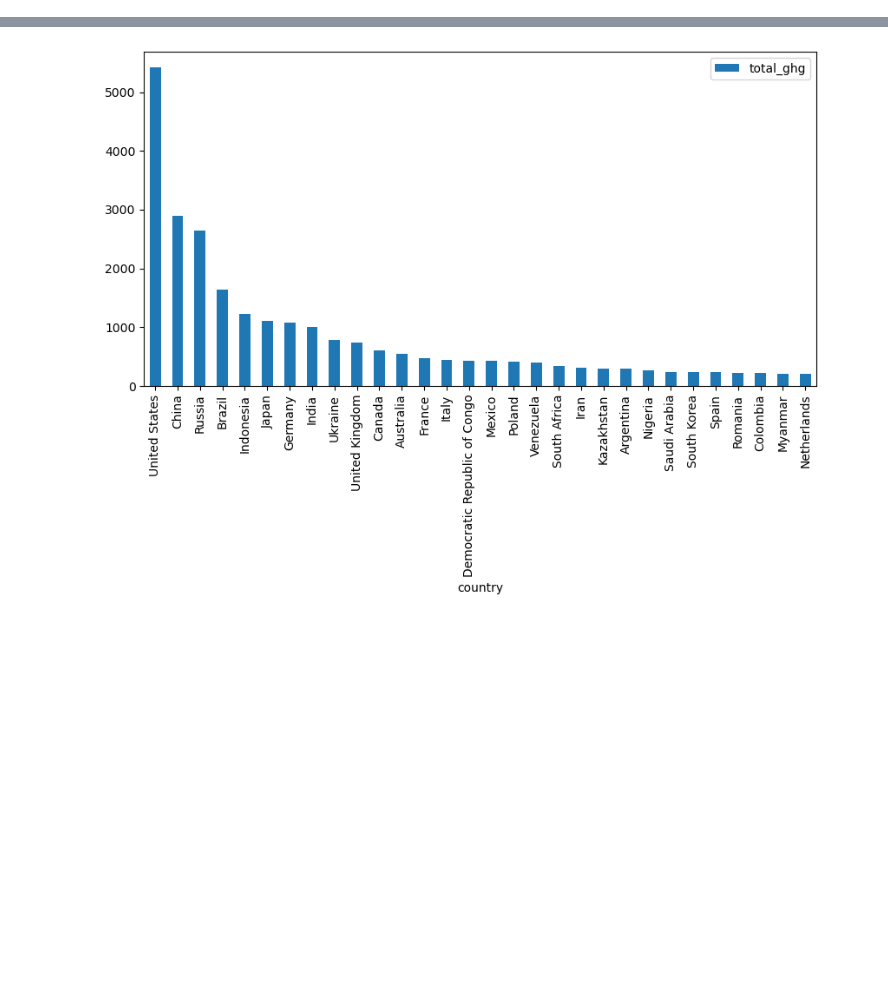
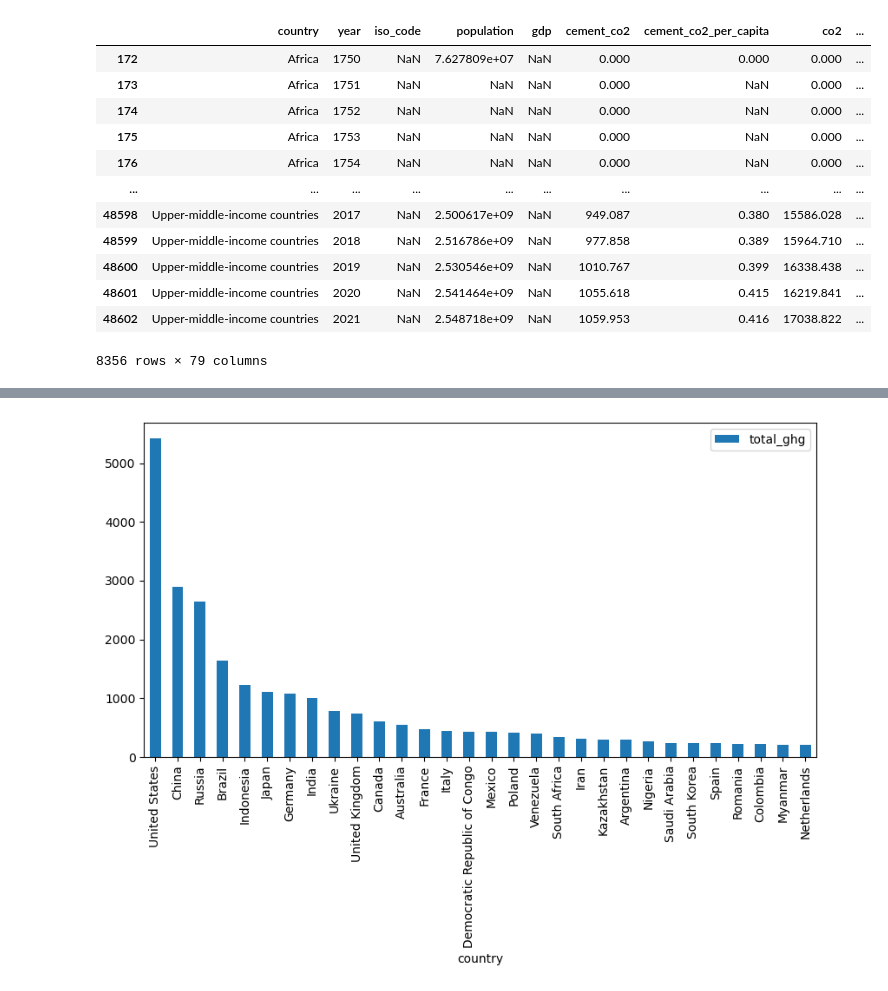
Before and after one commit to zel1001/Group_5_Project, a Jupyter notebook: Data_Graphs.ipynb, the cells around one changed output, grey strips where cells are left out. Saved outputs shown, nothing was run; the diff lists cells and outputs as text; code cells hidden in the pictures; blank space fills up the shorter version.

```diff
--- a/Data_Graphs.ipynb
+++ b/Data_Graphs.ipynb
@@ -57,3 +46,25 @@ country_emissions_df
+# %%
+# Create Fourth Dataframe with Aggregate Data
+agg_emissions_df = emissions_df.copy()
+agg_emissions_df['iso_code'].replace('', np.nan, inplace=True)
+agg_emissions_df = agg_emissions_df[agg_emissions_df['iso_code'].isnull()]
+agg_emissions_df = agg_emissions_df[agg_emissions_df['country'] != 'World']
+
+agg_emissions_df
+# %% [output]
+|  | country | year | iso_code | population | gdp | cement_co2 | cement_co2_per_capita | co2 | ... |
+| 172 | Africa | 1750 | NaN | 7.627809e+07 | NaN | 0.000 | 0.000 | 0.000 | ... |
+| 173 | Africa | 1751 | NaN | NaN | NaN | 0.000 | NaN | 0.000 | ... |
+| 174 | Africa | 1752 | NaN | NaN | NaN | 0.000 | NaN | 0.000 | ... |
+| 175 | Africa | 1753 | NaN | NaN | NaN | 0.000 | NaN | 0.000 | ... |
+| 176 | Africa | 1754 | NaN | NaN | NaN | 0.000 | NaN | 0.000 | ... |
+| ... | ... | ... | ... | ... | ... | ... | ... | ... | ... |
+| 48598 | Upper-middle-income countries | 2017 | NaN | 2.500617e+09 | NaN | 949.087 | 0.380 | 15586.028 | ... |
+| 48599 | Upper-middle-income countries | 2018 | NaN | 2.516786e+09 | NaN | 977.858 | 0.389 | 15964.710 | ... |
+| 48600 | Upper-middle-income countries | 2019 | NaN | 2.530546e+09 | NaN | 1010.767 | 0.399 | 16338.438 | ... |
+| 48601 | Upper-middle-income countries | 2020 | NaN | 2.541464e+09 | NaN | 1055.618 | 0.415 | 16219.841 | ... |
+| 48602 | Upper-middle-income countries | 2021 | NaN | 2.548718e+09 | NaN | 1059.953 | 0.416 | 17038.822 | ... |
+8356 rows × 79 columns
 # %%
 # Create a visual aggregation explore the population by year
 population_by_year = emissions_df[emissions_df['year']>=1800]
```
Also changed, not shown: parts of 6 cells of this notebook.
